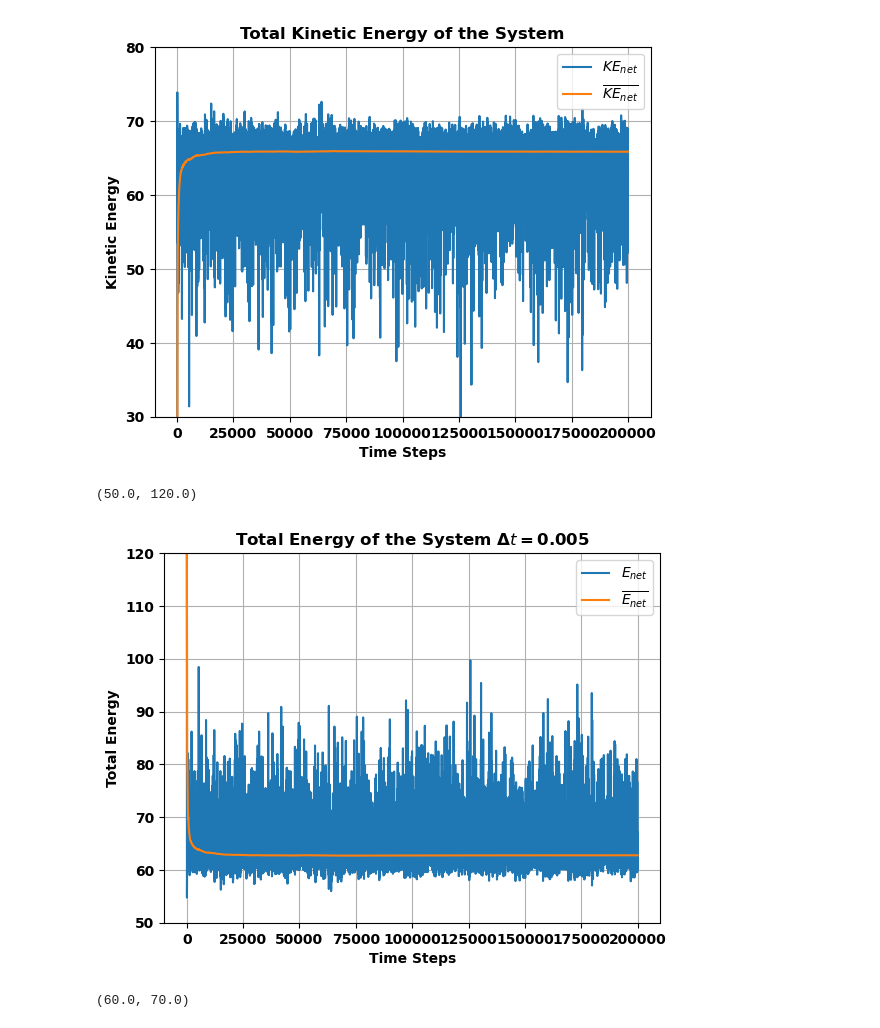
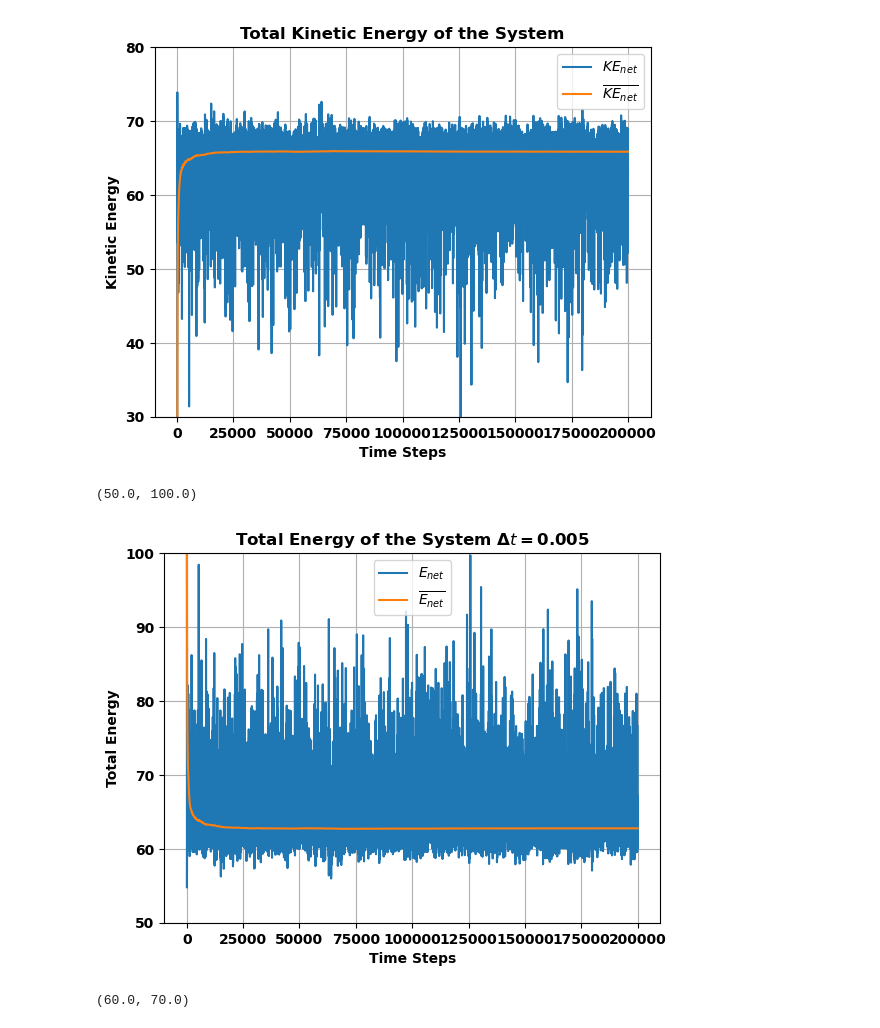
Before and after one commit to gregorycorcoran/Computational-Lab, a Jupyter notebook: Analysis.ipynb, the cells around one changed output. Saved outputs shown, nothing was run; the diff lists cells and outputs as text; code cells hidden in the pictures.

```diff
--- a/Analysis.ipynb
+++ b/Analysis.ipynb
@@ -243,15 +244,15 @@ plt.ylim(30,80)
 # %%
 plt.plot(e_Da,label=r"$E_{net}$")
 plt.plot(e_Da_avg,label=r'$\overline{E_{net}}$')
 plt.xlabel("Time Steps")
 plt.ylabel("Total Energy")
 plt.title("Total Energy of the System $\Delta t=0.005$")
 plt.grid(True)
 plt.legend()
-plt.ylim(50,120)
+plt.ylim(50,100)
 # %% [output]
-(50.0, 120.0)
+(50.0, 100.0)
-[figure, old version]
+[figure, new version]
 # %%
 plt.plot(e_Da_avg)
 plt.ylim(60,70)
```
Also changed, not shown: parts of 3 cells of this notebook.
